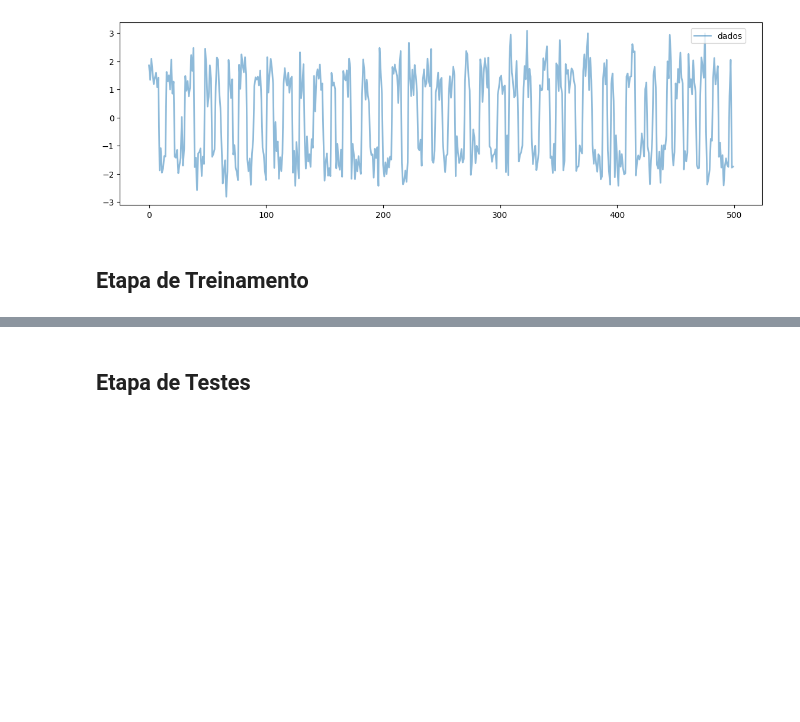
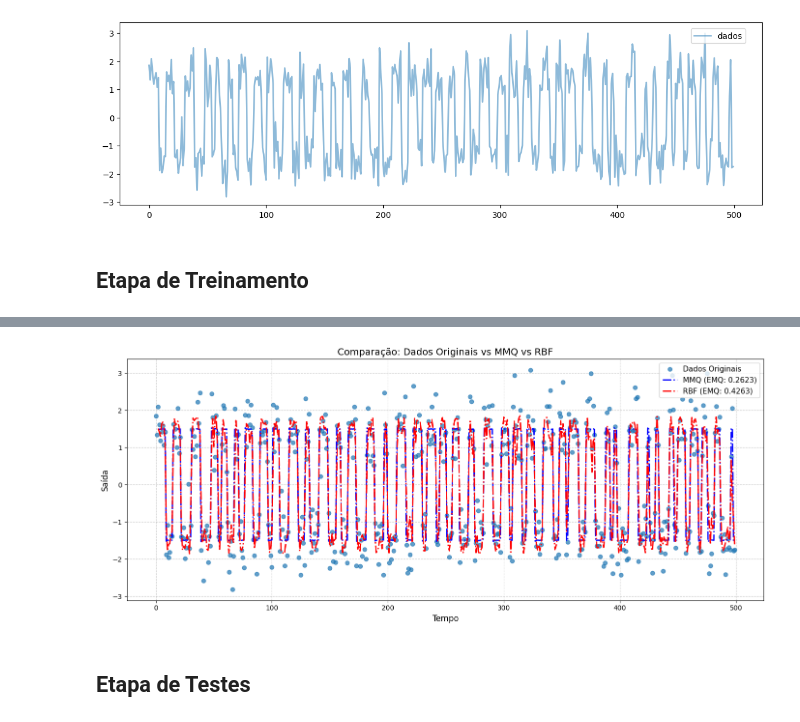
Before and after one commit to DanielMedeiros1/Projeto_MMQ_RBF_CN, a Jupyter notebook: Projeto_U2.ipynb, the cells around one changed output, grey strips where cells are left out. Saved outputs shown, nothing was run; the diff lists cells and outputs as text; code cells hidden in the pictures; blank space fills up the shorter version.

```diff
--- a/Projeto_U2.ipynb
+++ b/Projeto_U2.ipynb
@@ -94,2 +138,22 @@ Erro Médio Quadrático (EMQ): 0.42626
+# %%
+#COMPARAÇÃO ENTRE GRÁFICOS E ERROS:
+
+import matplotlib.pyplot as plt
+
+plt.figure(figsize=(14, 6))
+
+plt.plot(t, y,"o", lw=2, alpha=0.7, label="Dados Originais")
+plt.plot(t[2:], y_est_MMQ, "b-.", lw=2, label=f"MMQ (EMQ: {EMQ_MMQ:.4f})")
+plt.plot(t[2:], y_est, "r-.", lw=2, label=f"RBF (EMQ: {EMQ_RBF_treinamento:.4f})")
+
+plt.xlabel("Tempo", fontsize=12)
+plt.ylabel('Saída', fontsize=12)
+plt.title('Comparação: Dados Originais vs MMQ vs RBF', fontsize=14)
+plt.legend(loc='upper right', fontsize=11)
+plt.grid(True, linestyle='--', alpha=0.7)
+plt.tight_layout()
+plt.show()
+# %% [output]
+[figure, added]
 # %% [markdown]
 ## Etapa de Testes
```
Also changed, not shown: parts of 6 cells of this notebook.
